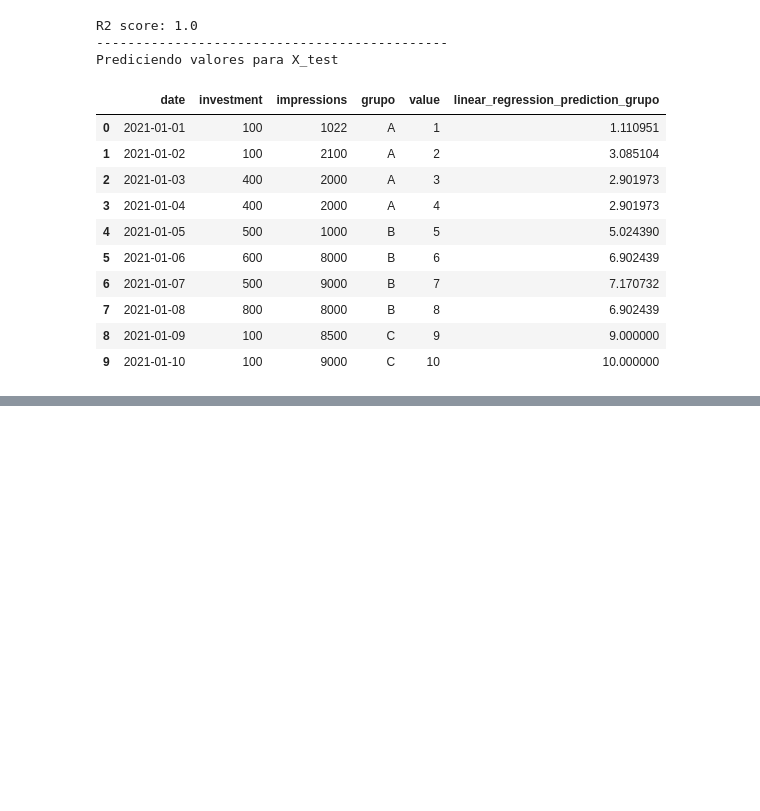
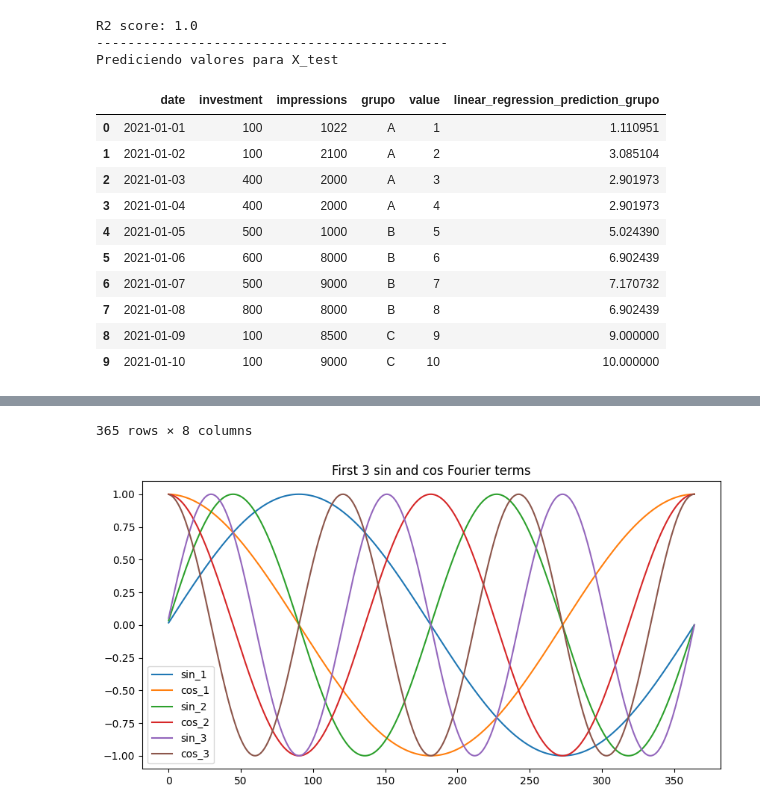
Before and after one commit to SantiagoRomanoOddone/Mim.NET, a Jupyter notebook: feature_engineering/Ejemplos de uso de funciones.ipynb, the cells around one changed output, grey strips where cells are left out. Cells and saved outputs as stored; diff of their text form; code cells hidden in the pictures; blank space fills up the shorter version.

Commit message:
add fourier terms function

```diff
--- a/feature_engineering/Ejemplos de uso de funciones.ipynb
+++ b/feature_engineering/Ejemplos de uso de funciones.ipynb
@@ -190,7 +190,11 @@ def fit_linear_regression(df, X, y, group = False, groupping_variable='', interc
         X_cols = df[X]
         y_cols = df[y]
 
-        model = LinearRegression().fit(X_cols, y_cols)
+        if intercept:
+            model = LinearRegression().fit(X_cols, y_cols)
+        else:
+            model = LinearRegression(fit_intercept=False).fit(X_cols, y_cols)
+
         df['linear_regression_prediction'] = model.predict(X_cols)
 
 
@@ -224,7 +228,11 @@ def fit_linear_regression(df, X, y, group = False, groupping_variable='', interc
             X_cols = df_groupped[X]
             y_cols = df_groupped[y]
 
-            model = LinearRegression().fit(X_cols, y_cols)
+            if intercept:
+                model = LinearRegression().fit(X_cols, y_cols)
+            else:
+                model = LinearRegression(fit_intercept=False).fit(X_cols, y_cols)
+
             df.loc[df[groupping_variable] == group, f'linear_regression_prediction_{groupping_variable}'] = model.predict(X_cols)
             df_groupped['linear_regression_prediction'] = model.predict(X_cols)
 
@@ -267,7 +275,7 @@ test_df = pd.DataFrame({
     'grupo': ['A', 'A', 'B', 'B', 'C']
 })
 
-df, test_df= fit_linear_regression(df, ['impressions'], 'value', group=True, groupping_variable='grupo' ,plot=True, pred=True, X_test=test_df)
+df, test_df= fit_linear_regression(df, ['impressions'], 'value', group=True, intercept=True ,groupping_variable='grupo' ,plot=True, pred=True, X_test=test_df)
 df
 # %% [output]
 Fitteando una regresión lineal agrupada por:  grupo
@@ -297,3 +305,61 @@ Prediciendo valores para X_test
 | 7 | 2021-01-08 | 800 | 8000 | B | 8 | 6.902439 |
 | 8 | 2021-01-09 | 100 | 8500 | C | 9 | 9.000000 |
 | 9 | 2021-01-10 | 100 | 9000 | C | 10 | 10.000000 |
+# %%
+def add_fourier_terms(df, date_col, n_terms, pred = False ,pred_df=None):
+    '''
+    El propósito de esta función es agregar términos de Fourier a un DataFrame.
+    Son funciones de seno y coseno que se utilizan para modelar la estacionalidad en series de tiempo.
+    Importante notar que esta función solo agrega terminos de Fourier para la estacionalidad anual.
+    En caso de querer agregar estacionalidad de otro periodo, se podría ajustar la funcion.
+        Por ejemplo: para estacionalidad mensual, la formula sería sin/cos(2 * np.pi * i * df[date_col].dt.month / 12)
+
+    Los terminos de Fourier nos podrían ser útiles para un xgboost como variables independientes,
+    aunque las variables de fecha ya podrían ser suficientes para capturar la estacionalidad.
+
+    Parámetros:
+    df: DataFrame
+    date_col: str, nombre de la columna de fecha en el DataFrame.
+    n_terms: int, número de términos de Fourier que se agregarán al DataFrame.
+
+    Retorna:
+    df: DataFrame con los términos de Fourier agregados.
+    '''
+
+    df[date_col] = pd.to_datetime(df[date_col])
+    for i in range(1, n_terms+1):
+        df[f'fourier_sin_{i}'] = np.sin(2 * np.pi * i * df[date_col].dt.dayofyear / 365)
+        df[f'fourier_cos_{i}'] = np.cos(2 * np.pi * i * df[date_col].dt.dayofyear / 365)
+
+    if pred:
+        pred_df[date_col] = pd.to_datetime(pred_df[date_col])
+        for i in range(1, n_terms+1):
+            pred_df[f'fourier_sin_{i}'] = np.sin(2 * np.pi * i * pred_df[date_col].dt.dayofyear / 365)
+            pred_df[f'fourier_cos_{i}'] = np.cos(2 * np.pi * i * pred_df[date_col].dt.dayofyear / 365)
+        return df, pred_df
+    else:
+        return df
+
+test_df = pd.DataFrame({
+    # Todo un año
+    'date': pd.date_range(start='2021-01-01', end='2021-12-31'),
+    'value': np.random.randint(0, 100, 365)
+})
+
+pred_df = pd.DataFrame({
+    'date': ['2021-01-06', '2021-01-07', '2021-01-08', '2021-01-09', '2021-01-10']
+})
+
+
+test_df, pred_df = add_fourier_terms(test_df, 'date', 3, pred=True, pred_df=pred_df)
+display(test_df)
+
+## Plotting the first 20 cos and sin terms
+plt.figure(figsize=(10, 5))
+for i in range(1, 4):
+    plt.plot(test_df[f'fourier_sin_{i}'], label=f'sin_{i}')
+    plt.plot(test_df[f'fourier_cos_{i}'], label=f'cos_{i}')
+plt.legend()
+plt.title('First 3 sin and cos Fourier terms')
+plt.show()
+# %% [output]
@@ -299,0 +378,2 @@ Prediciendo valores para X_test
+365 rows × 8 columns
+[figure, added]
```
Also changed, not shown: parts of 1 cell of this notebook, 1 other file.
